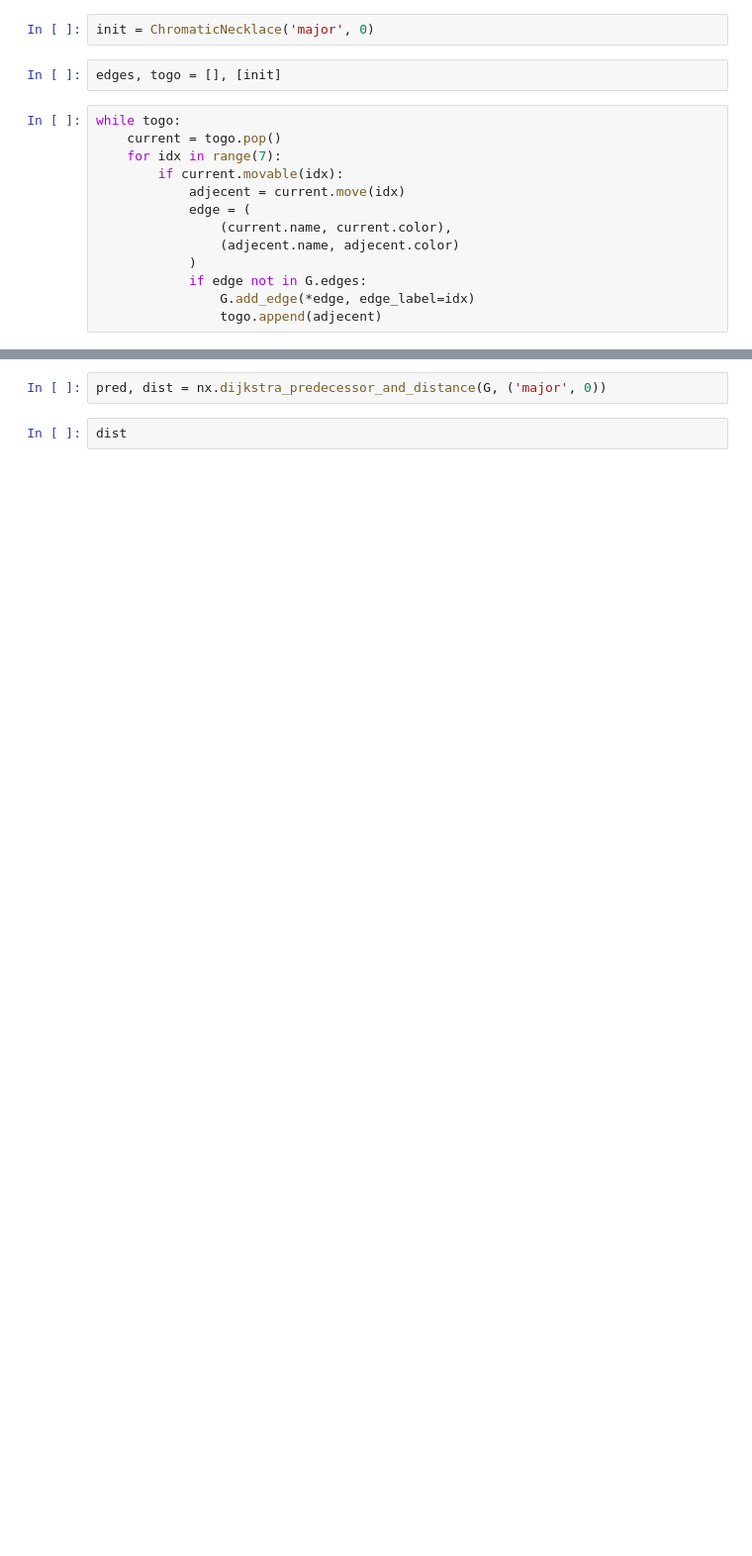
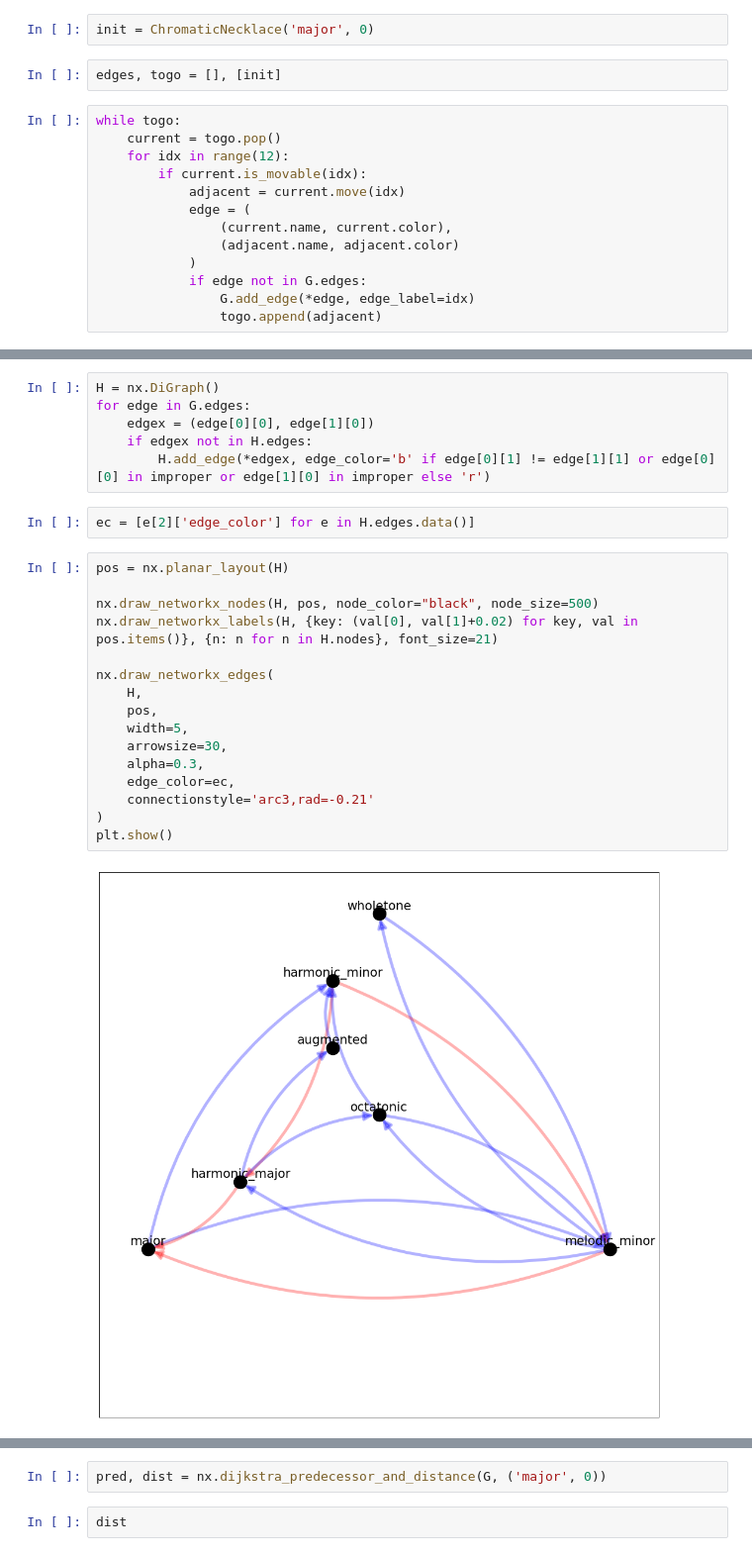
Before and after one commit to kureta/harmonic-scales, a Jupyter notebook: explore_graph.ipynb, the cells around one changed output, grey strips where cells are left out. Shown at 99% size. Cells and saved outputs as stored; diff of their text form; blank space fills up the shorter version.

```diff
--- a/explore_graph.ipynb
+++ b/explore_graph.ipynb
@@ -16,15 +15,15 @@ edges, togo = [], [init]
 # %%
 while togo:
     current = togo.pop()
-    for idx in range(7):
-        if current.movable(idx):
-            adjecent = current.move(idx)
+    for idx in range(12):
+        if current.is_movable(idx):
+            adjacent = current.move(idx)
             edge = (
                 (current.name, current.color),
-                (adjecent.name, adjecent.color)
+                (adjacent.name, adjacent.color)
             )
             if edge not in G.edges:
                 G.add_edge(*edge, edge_label=idx)
-                togo.append(adjecent)
+                togo.append(adjacent)
 # %%
 indices = [(x*7) % 12 for x in range(12)]
@@ -77,0 +128,26 @@ plt.show()
+# %%
+H = nx.DiGraph()
+for edge in G.edges:
+    edgex = (edge[0][0], edge[1][0])
+    if edgex not in H.edges:
+        H.add_edge(*edgex, edge_color='b' if edge[0][1] != edge[1][1] or edge[0][0] in improper or edge[1][0] in improper else 'r')
+# %%
+ec = [e[2]['edge_color'] for e in H.edges.data()]
+# %%
+pos = nx.planar_layout(H)
+
+nx.draw_networkx_nodes(H, pos, node_color="black", node_size=500)
+nx.draw_networkx_labels(H, {key: (val[0], val[1]+0.02) for key, val in pos.items()}, {n: n for n in H.nodes}, font_size=21)
+
+nx.draw_networkx_edges(
+    H,
+    pos,
+    width=5,
+    arrowsize=30,
+    alpha=0.3,
+    edge_color=ec,
+    connectionstyle='arc3,rad=-0.21'
+)
+plt.show()
+# %% [output]
+[figure, added]
```
Also changed, not shown: parts of 22 cells of this notebook, 12 other files.
